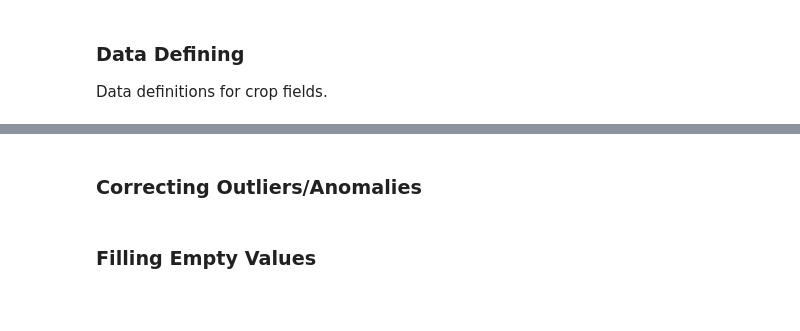
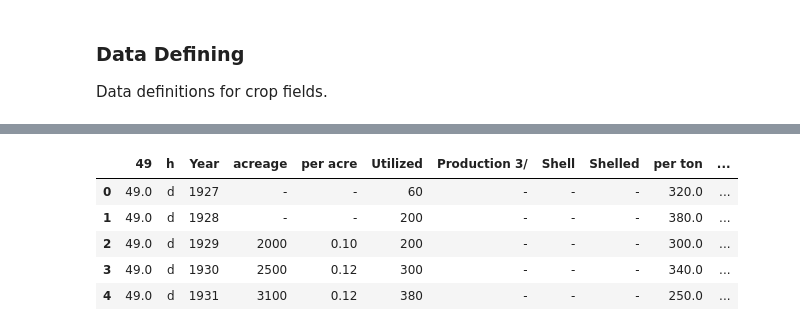
Before and after one commit to sbBEM/cap2, a Jupyter notebook: notebooks/cap2_NB03.ipynb, the cells around one changed output, grey strips where cells are left out. Drawn from its saved outputs; the diff is of its cells as text; code cells hidden in the pictures; blank space fills up the shorter version.

```diff
--- a/notebooks/cap2_NB03.ipynb
+++ b/notebooks/cap2_NB03.ipynb
@@ -105,4 +123,9 @@ cfields = { }
-# %% [markdown]
-### Correcting Outliers/Anomalies <a name="CorrectingAnomalies"></a>
-# %% [markdown]
-### Filling Empty Values <a name="FillingEmptyValues"></a>
+# %%
+cropdf.head()
+# %% [output]
+|  | 49 | h | Year | acreage | per acre | Utilized | Production 3/ | Shell | Shelled | per ton | ... |
+| 0 | 49.0 | d | 1927 | - | - | 60 | - | - | - | 320.0 | ... |
+| 1 | 49.0 | d | 1928 | - | - | 200 | - | - | - | 380.0 | ... |
+| 2 | 49.0 | d | 1929 | 2000 | 0.10 | 200 | - | - | - | 300.0 | ... |
+| 3 | 49.0 | d | 1930 | 2500 | 0.12 | 300 | - | - | - | 340.0 | ... |
+| 4 | 49.0 | d | 1931 | 3100 | 0.12 | 380 | - | - | - | 250.0 | ... |
```
Also changed, not shown: parts of 45 cells of this notebook, 7 other files.
